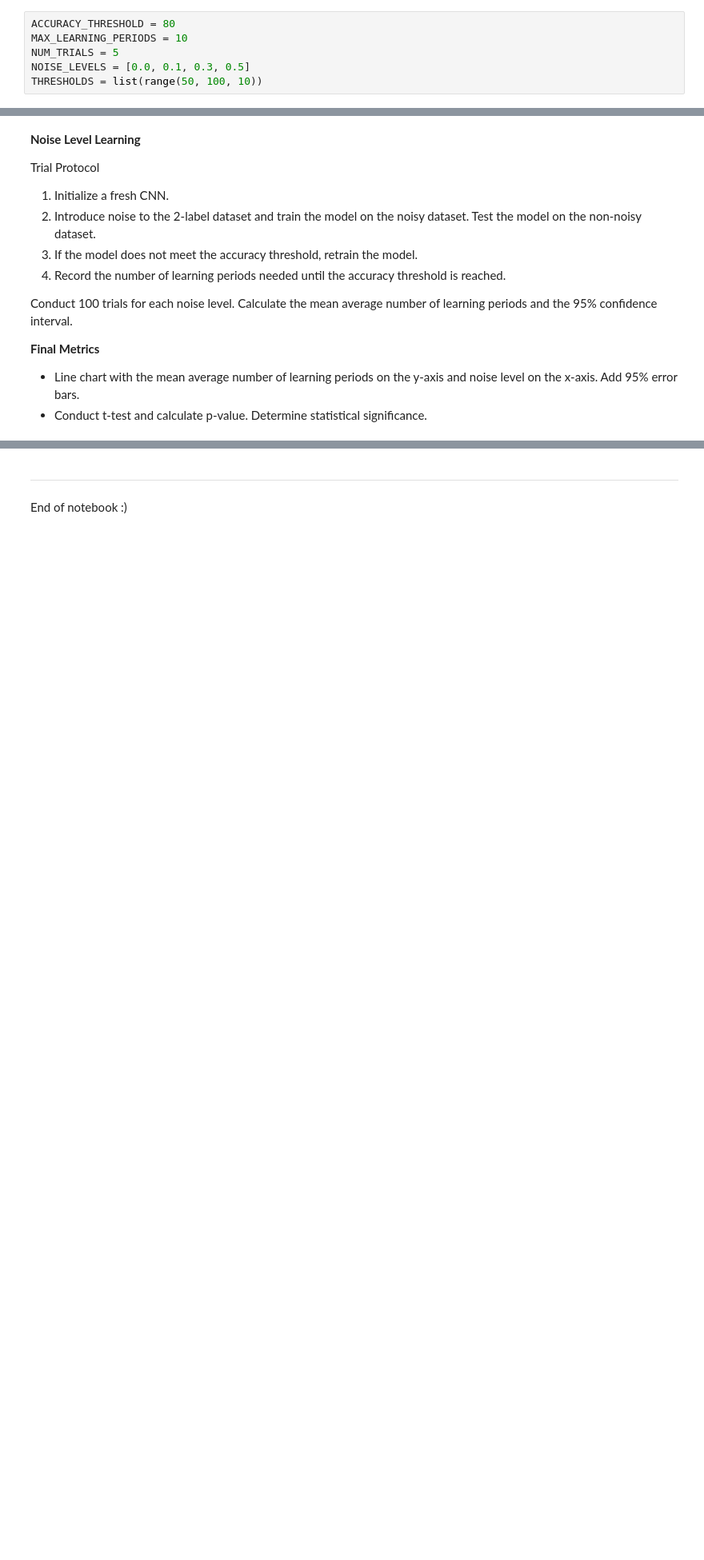
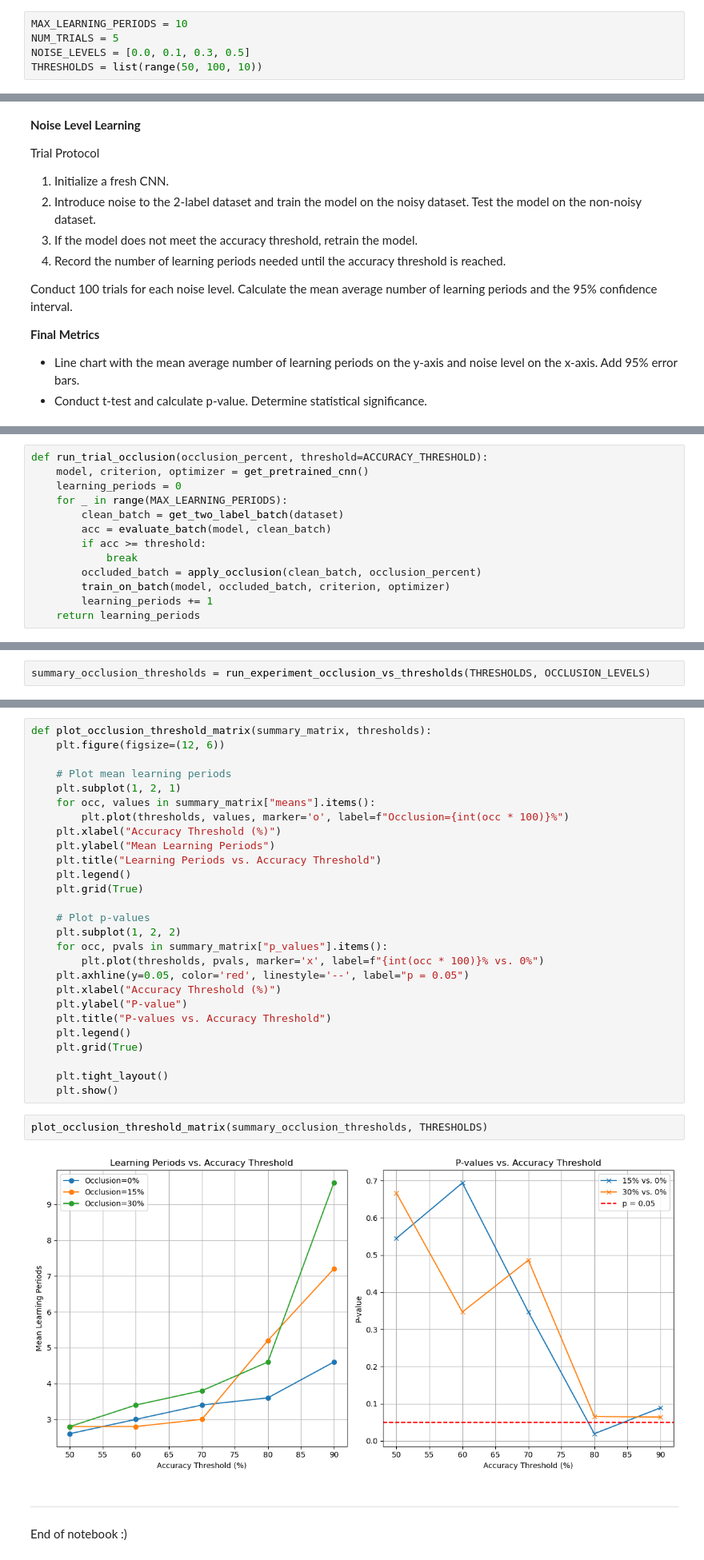
Before and after one commit to ElizabethHZhong/effortful-retrieval, a Jupyter notebook: experiments.ipynb, the cells around one changed output, grey strips where cells are left out. Shown: that part at 80% size. Saved outputs shown, nothing was run; the diff lists cells and outputs as text; blank space fills up the shorter version.

```diff
--- a/experiments.ipynb
+++ b/experiments.ipynb
@@ -291,7 +312,6 @@ Conduct 100 trials for each noise level. Calculate the mean average number of le
 - Line chart with the mean average number of learning periods on the y-axis and noise level on the x-axis. Add 95% error bars.
 - Conduct t-test and calculate p-value. Determine statistical significance.
 # %%
-ACCURACY_THRESHOLD = 80
 MAX_LEARNING_PERIODS = 10
 NUM_TRIALS = 5
 NOISE_LEVELS = [0.0, 0.1, 0.3, 0.5]
@@ -440,0 +487,13 @@ Conduct 100 trials for each noise level. Calculate the mean average number of le
+# %%
+def run_trial_occlusion(occlusion_percent, threshold=ACCURACY_THRESHOLD):
+    model, criterion, optimizer = get_pretrained_cnn()
+    learning_periods = 0
+    for _ in range(MAX_LEARNING_PERIODS):
+        clean_batch = get_two_label_batch(dataset)
+        acc = evaluate_batch(model, clean_batch)
+        if acc >= threshold:
+            break
+        occluded_batch = apply_occlusion(clean_batch, occlusion_percent)
+        train_on_batch(model, occluded_batch, criterion, optimizer)
+        learning_periods += 1
+    return learning_periods
@@ -440,0 +533,2 @@ Conduct 100 trials for each noise level. Calculate the mean average number of le
+# %%
+summary_occlusion_thresholds = run_experiment_occlusion_vs_thresholds(THRESHOLDS, OCCLUSION_LEVELS)
@@ -441,3 +555,34 @@ Conduct 100 trials for each noise level. Calculate the mean average number of le
+# %%
+def plot_occlusion_threshold_matrix(summary_matrix, thresholds):
+    plt.figure(figsize=(12, 6))
+
+    # Plot mean learning periods
+    plt.subplot(1, 2, 1)
+    for occ, values in summary_matrix["means"].items():
+        plt.plot(thresholds, values, marker='o', label=f"Occlusion={int(occ * 100)}%")
+    plt.xlabel("Accuracy Threshold (%)")
+    plt.ylabel("Mean Learning Periods")
+    plt.title("Learning Periods vs. Accuracy Threshold")
+    plt.legend()
+    plt.grid(True)
+
+    # Plot p-values
+    plt.subplot(1, 2, 2)
+    for occ, pvals in summary_matrix["p_values"].items():
+        plt.plot(thresholds, pvals, marker='x', label=f"{int(occ * 100)}% vs. 0%")
+    plt.axhline(y=0.05, color='red', linestyle='--', label="p = 0.05")
+    plt.xlabel("Accuracy Threshold (%)")
+    plt.ylabel("P-value")
+    plt.title("P-values vs. Accuracy Threshold")
+    plt.legend()
+    plt.grid(True)
+
+    plt.tight_layout()
+    plt.show()
+# %%
+plot_occlusion_threshold_matrix(summary_occlusion_thresholds, THRESHOLDS)
+# %% [output]
+[figure, added]
 # %% [markdown]
 ______
 # %% [markdown]
```
Also changed, not shown: parts of 10 cells of this notebook, 5 other files.
